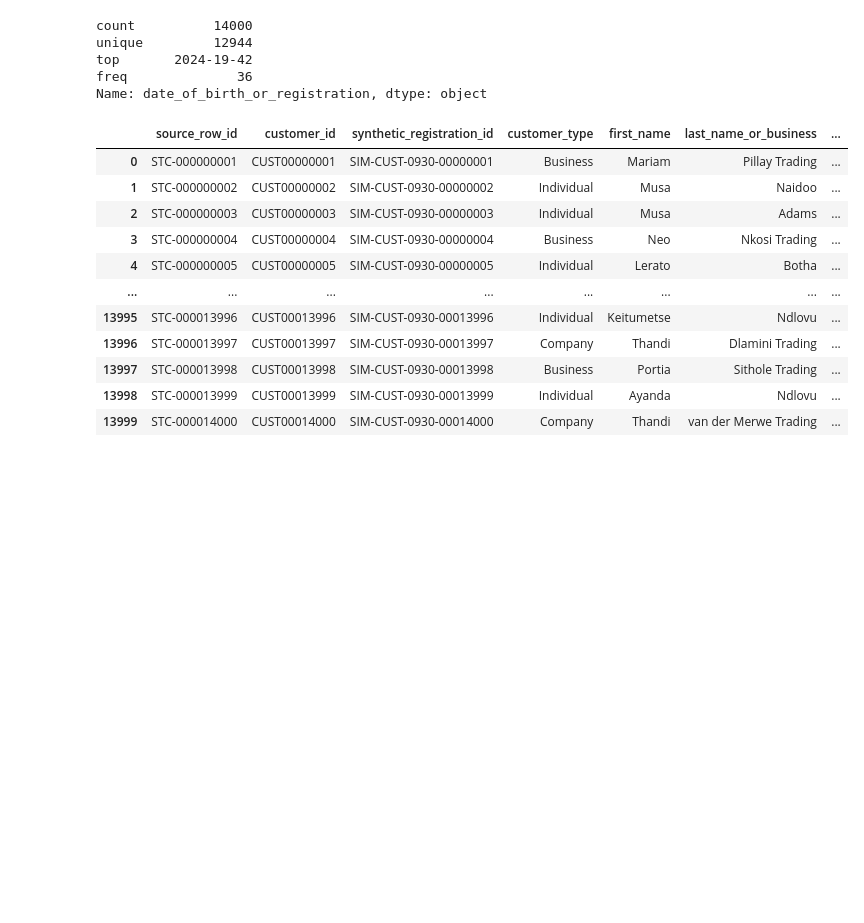
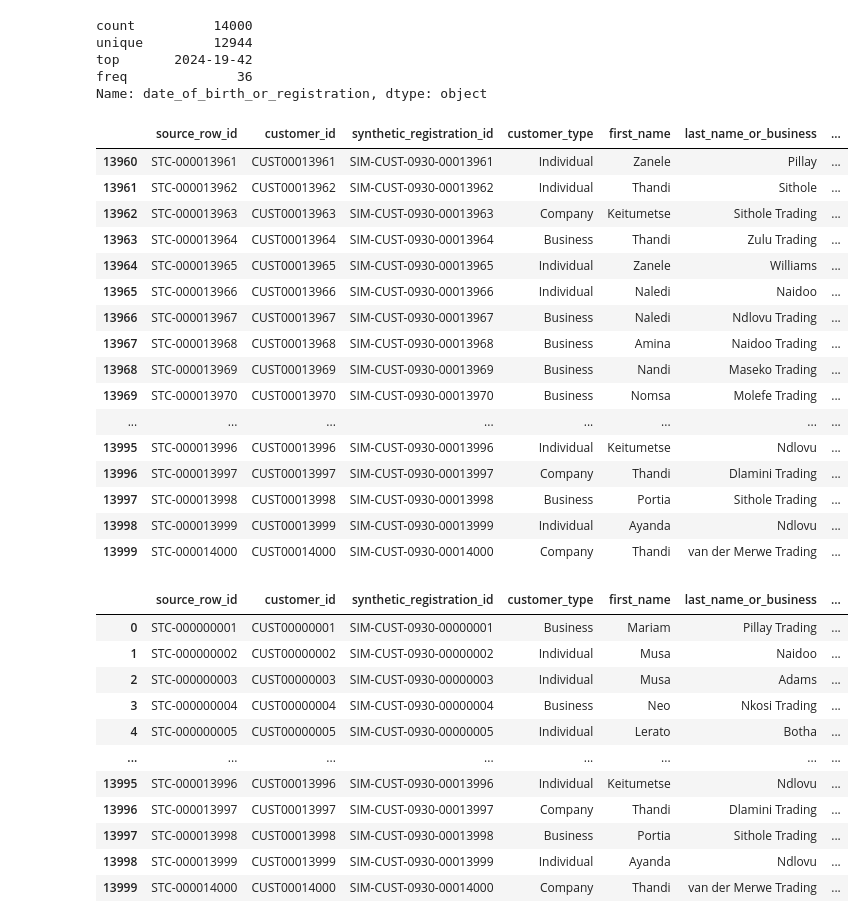
Before and after one commit to SumiK2001/https---github.com-SumiK2001-Santam-Final-Project, a Jupyter notebook: Untitled46.ipynb, the cells around one changed output. Drawn from its saved outputs; the diff is of its cells as text; code cells hidden in the pictures; blank space fills up the shorter version.

```diff
--- a/Untitled46.ipynb
+++ b/Untitled46.ipynb
@@ -137,6 +137,54 @@ unique         12944
 top       2024-19-42
 freq              36
 Name: date_of_birth_or_registration, dtype: object
+# %%
+import pandas as pd
+
+def parse_date(value):
+    if pd.isna(value):
+        return pd.NaT
+
+    value = str(value).strip()
+
+    formats = [
+        "%Y-%m-%d",
+        "%Y/%m/%d",
+        "%d/%m/%Y",
+        "%m-%d-%Y"
+    ]
+
+    for fmt in formats:
+        try:
+            return pd.to_datetime(value, format=fmt)
+        except:
+            pass
+
+    return pd.NaT
+
+customers['date_of_birth_or_registration'] = (
+    customers['date_of_birth_or_registration']
+    .apply(parse_date)
+)
+# %%
+customers.tail(40)
+# %% [output]
+|  | source_row_id | customer_id | synthetic_registration_id | customer_type | first_name | last_name_or_business | ... |
+| 13960 | STC-000013961 | CUST00013961 | SIM-CUST-0930-00013961 | Individual | Zanele | Pillay | ... |
+| 13961 | STC-000013962 | CUST00013962 | SIM-CUST-0930-00013962 | Individual | Thandi | Sithole | ... |
+| 13962 | STC-000013963 | CUST00013963 | SIM-CUST-0930-00013963 | Company | Keitumetse | Sithole Trading | ... |
+| 13963 | STC-000013964 | CUST00013964 | SIM-CUST-0930-00013964 | Business | Thandi | Zulu Trading | ... |
+| 13964 | STC-000013965 | CUST00013965 | SIM-CUST-0930-00013965 | Individual | Zanele | Williams | ... |
+| 13965 | STC-000013966 | CUST00013966 | SIM-CUST-0930-00013966 | Individual | Naledi | Naidoo | ... |
+| 13966 | STC-000013967 | CUST00013967 | SIM-CUST-0930-00013967 | Business | Naledi | Ndlovu Trading | ... |
+| 13967 | STC-000013968 | CUST00013968 | SIM-CUST-0930-00013968 | Business | Amina | Naidoo Trading | ... |
+| 13968 | STC-000013969 | CUST00013969 | SIM-CUST-0930-00013969 | Business | Nandi | Maseko Trading | ... |
+| 13969 | STC-000013970 | CUST00013970 | SIM-CUST-0930-00013970 | Business | Nomsa | Molefe Trading | ... |
+| ... | ... | ... | ... | ... | ... | ... | ... |
+| 13995 | STC-000013996 | CUST00013996 | SIM-CUST-0930-00013996 | Individual | Keitumetse | Ndlovu | ... |
+| 13996 | STC-000013997 | CUST00013997 | SIM-CUST-0930-00013997 | Company | Thandi | Dlamini Trading | ... |
+| 13997 | STC-000013998 | CUST00013998 | SIM-CUST-0930-00013998 | Business | Portia | Sithole Trading | ... |
+| 13998 | STC-000013999 | CUST00013999 | SIM-CUST-0930-00013999 | Individual | Ayanda | Ndlovu | ... |
+| 13999 | STC-000014000 | CUST00014000 | SIM-CUST-0930-00014000 | Company | Thandi | van der Merwe Trading | ... |
 # %%
 # Create a copy for the cleaned dataset
 santam_clean_customers = customers.copy()
```
Also changed, not shown: 1 other file.
